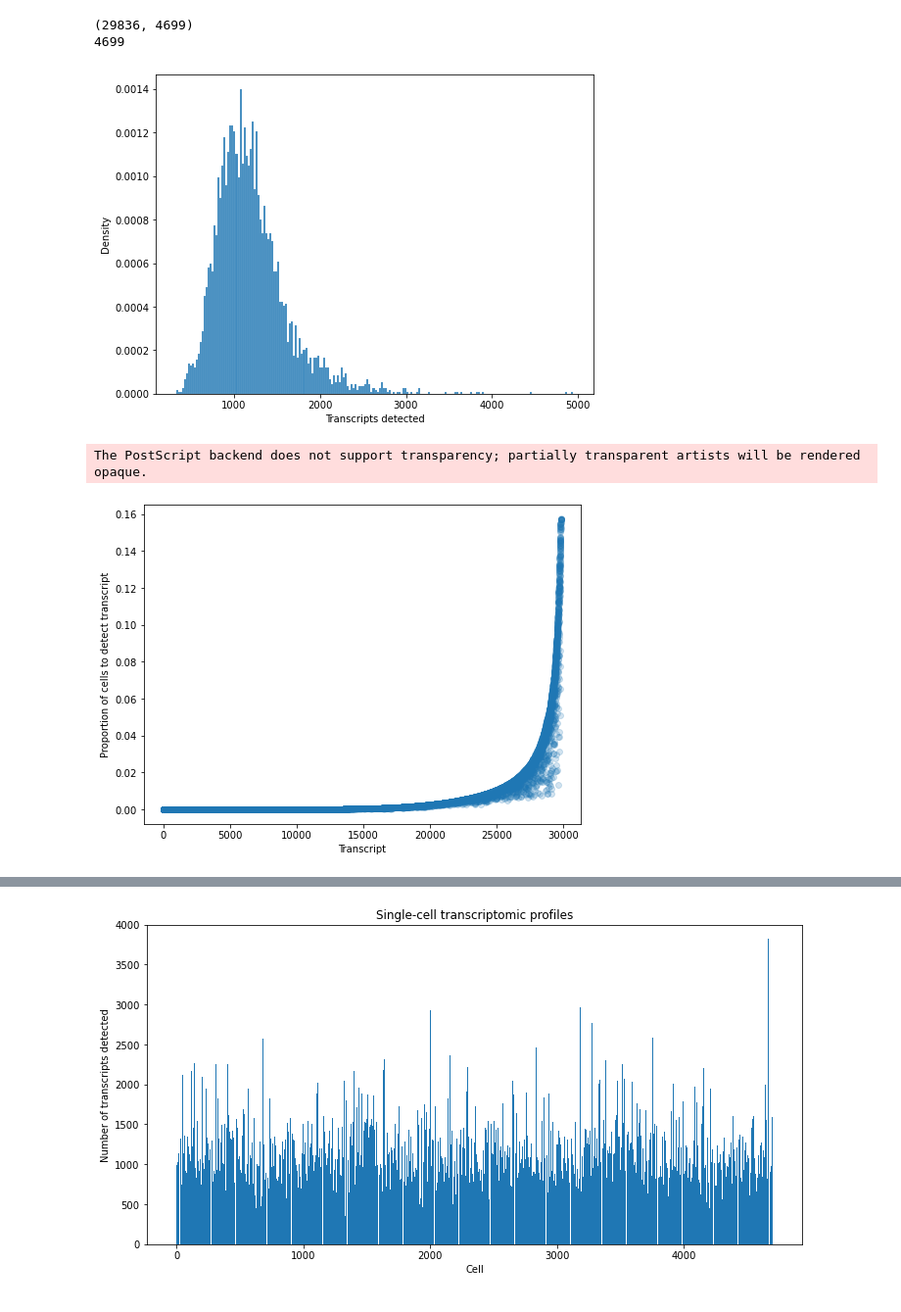
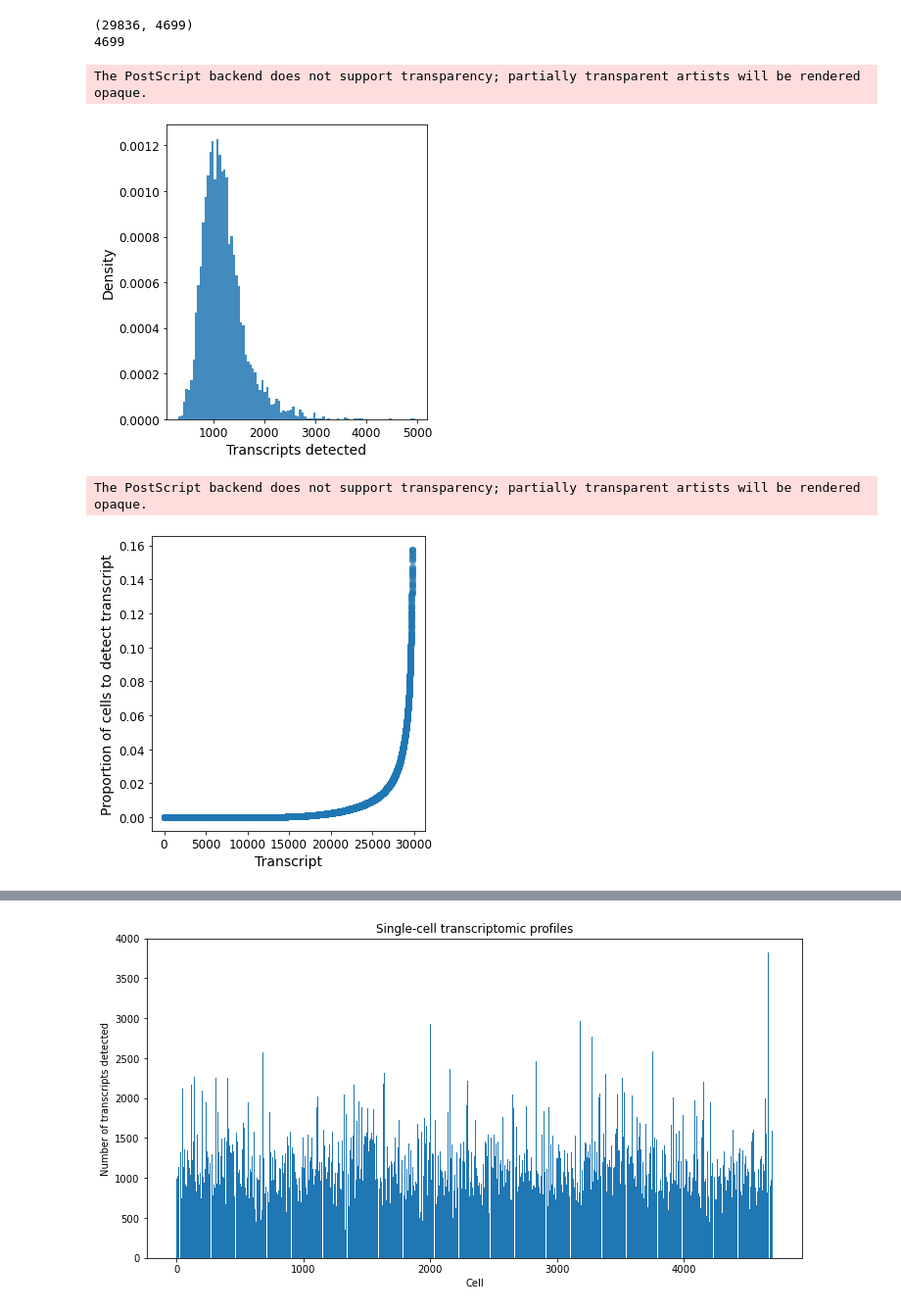
Before and after one commit to bkiyota/SNPBarcodingSimulator, a Jupyter notebook: scripts/clustering_accuracy_analysis.ipynb, the cells around one changed output, grey strips where cells are left out. Shown at 98% size. Cells and saved outputs as stored; diff of their text form; code cells hidden in the pictures.

Commit message:
Uploading up-to-date scripting files

```diff
--- a/scripts/clustering_accuracy_analysis.ipynb
+++ b/scripts/clustering_accuracy_analysis.ipynb
@@ -105,7 +108,8 @@ plt.show()
 # %% [markdown]
 # Analysis looking at the number of embryos and clustering accuracy
 # %%
-ddistDir="/home/brett/work/TrajectoryInference/SNPBarcodingSimulator/simulation/analysis/num_embryo_analysis"
+ddistDir="/home/brett/work/TrajectoryInference/SNPBarcodingSimulator/simulation/analysis/num_embryo_analysis_repeat"
+ddistLargeDir="/home/brett/work/TrajectoryInference/SNPBarcodingSimulator/simulation/analysis/num_embryo_analysis_large"
 # %%
 spectral_results,dbscan_results,xmeans_results = {},{},{}
 for ddistPath in tqdm(glob(ddistDir+"/*_nhd.csv")):
@@ -133,7 +137,7 @@ for ddistPath in tqdm(glob(ddistDir+"/*_nhd.csv")):
         spectral_accuracy = adjusted_rand_score(true_clusters,spectral_clusters.labels_)
         spectral_results[(num_embryos,trial)] = f"{spectral_accuracy} adjusted rand index (heterozygosity={heterozygosity})"
 
-        dbscan_clusters = DBSCAN().fit(X)
+        dbscan_clusters = DBSCAN(eps=1).fit(X)
         dbscan_accuracy = adjusted_rand_score(true_clusters,dbscan_clusters.labels_)
         dbscan_results[(num_embryos,trial)] = f"{dbscan_accuracy} adjusted rand index (heterozygosity={heterozygosity})"
 
@@ -283,30 +303,42 @@ print(len(total_transcripts_detected))
 (29836, 4699)
 4699
 # %%
+# from matplotlib import rcParams
+# rcParams.update({'figure.autolayout': True})
 transcripts_per_cell = np.sum(dropout, axis=0)
-fig,ax = plt.subplots(figsize=(8,6))
-plt.hist(transcripts_per_cell, bins=200, density=True, alpha=0.85, edgecolor="white", linewidth=0.1)
+fig,ax = plt.subplots(figsize=(5,5))
+plt.tight_layout()
+# plt.rc('axes', labelsize=14)    # fontsize of the x and y labels
+# plt.rc('xtick', labelsize=12)    # fontsize of the tick labels
+# plt.rc('ytick', labelsize=12)
+plt.hist(transcripts_per_cell, bins=100, density=True, alpha=0.85)
 plt.xlabel("Transcripts detected")
 plt.ylabel("Density")
-fig.savefig("/home/brett/work/TrajectoryInference/SNPBarcodingSimulator/figs/transcript_count_histogram.svg", format='svg', dpi=1200)
-fig.savefig("/home/brett/work/TrajectoryInference/SNPBarcodingSimulator/figs/transcript_count_histogram.eps", format='eps', dpi=1200)
+fig.savefig("/home/brett/work/TrajectoryInference/SNPBarcodingSimulator/figs/transcript_count_histogram.eps", format='eps', bbox_inches='tight')
 plt.show()
 # %% [output]
+The PostScript backend does not support transparency; partially transparent artists will be rendered opaque.
-[figure, old version]
+[figure, new version]
 # %%
+# from matplotlib import rcParams
+# rcParams.update({'figure.autolayout': True})
+dropout = np.array(sorted(dropout, key=sum))
 transcript_detection = np.sum(dropout, axis=1)/dropout.shape[0]
 xaxis = np.arange(0, dropout.shape[0])
-fig,ax = plt.subplots(figsize=(8,6))
+fig,ax = plt.subplots(figsize=(5,5))
+plt.tight_layout()
 # plt.plot(np.arange(0, dropout.shape[0]), transcript_detection, 'o', alpha = 0.2)
+# plt.rc('axes', labelsize=14)    # fontsize of the x and y labels
+# plt.rc('xtick', labelsize=12)    # fontsize of the tick labels
+# plt.rc('ytick', labelsize=12)
 plt.plot(xaxis, transcript_detection, 'o', alpha = 0.2)
 plt.xlabel("Transcript")
 plt.ylabel("Proportion of cells to detect transcript")
-fig.savefig("/home/brett/work/TrajectoryInference/SNPBarcodingSimulator/figs/transcript_detection.svg", format='svg', dpi=1200)
-fig.savefig("/home/brett/work/TrajectoryInference/SNPBarcodingSimulator/figs/transcript_detection.eps", format='eps', dpi=1200)
+fig.savefig("/home/brett/work/TrajectoryInference/SNPBarcodingSimulator/figs/transcript_detection.eps", format='eps', bbox_inches='tight')
 plt.show()
 # %% [output]
 The PostScript backend does not support transparency; partially transparent artists will be rendered opaque.
-[figure, old version]
+[figure, new version]
 # %%
 transcript_detection = np.sum(dropout, axis=1)/dropout.shape[0]
 xaxis = np.arange(0, dropout.shape[0])
```
Also changed, not shown: parts of 12 cells of this notebook, 4 other files.
